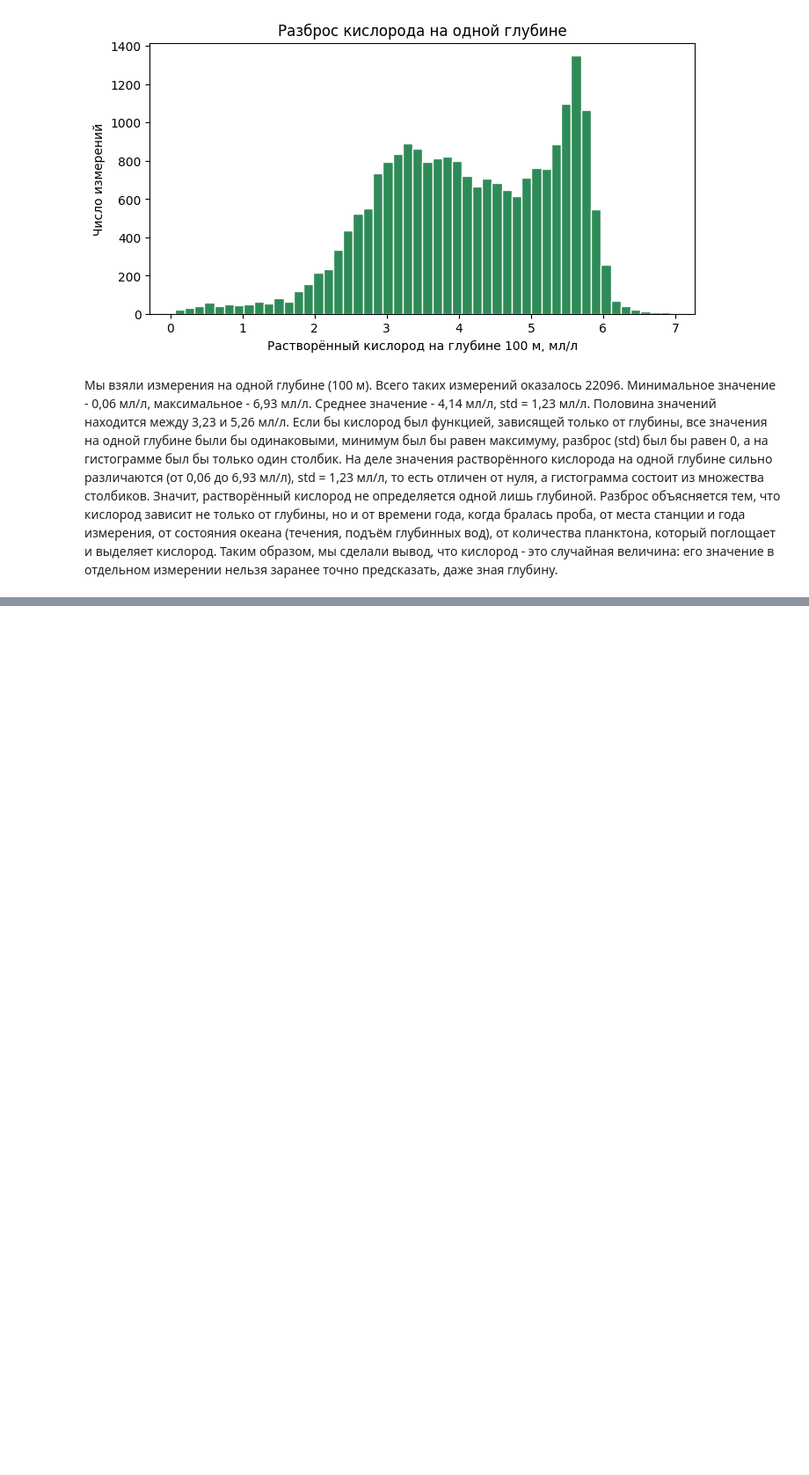
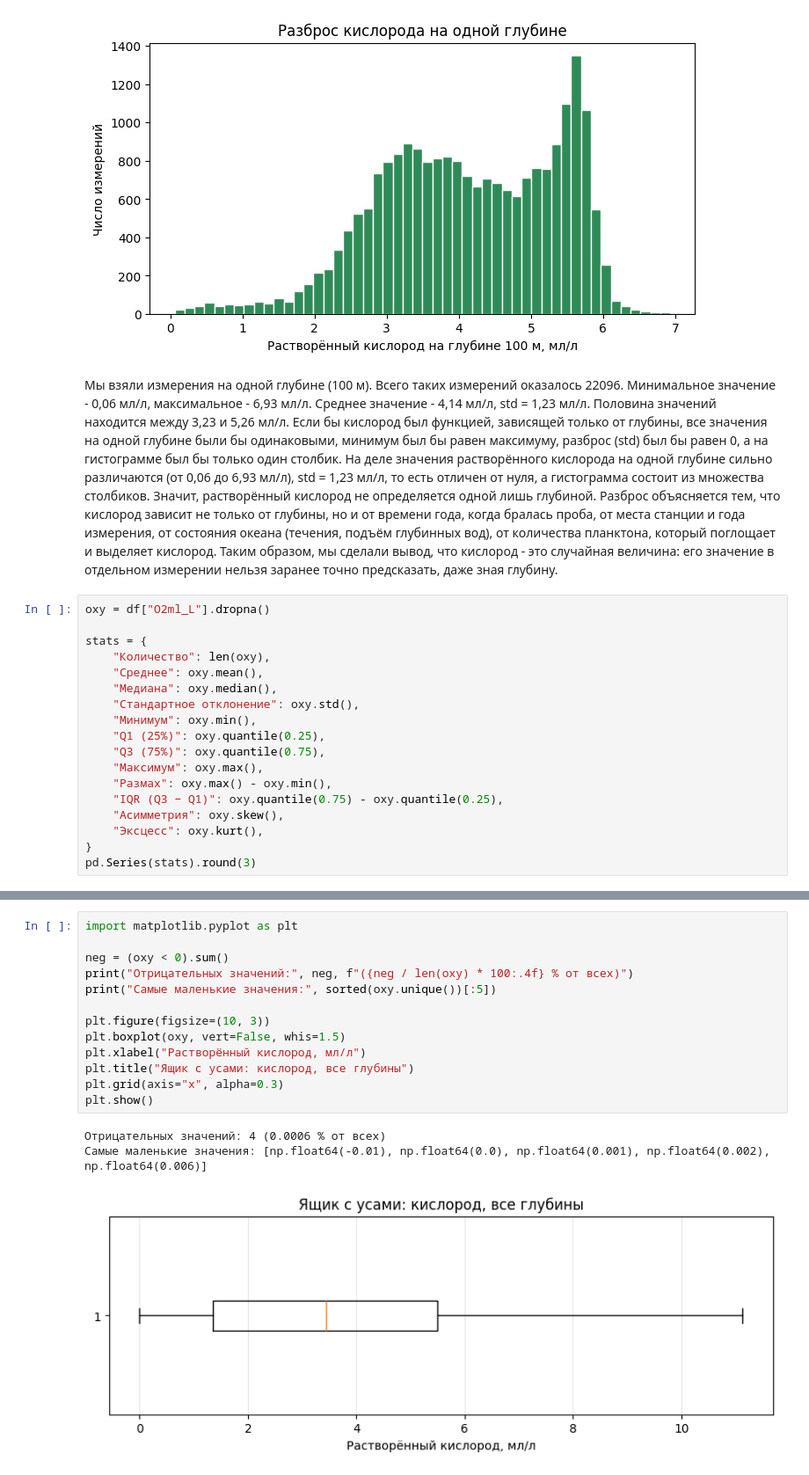
Before and after one commit to recxdivist/ocean_lab, a Jupyter notebook: Lab01_oxygen.ipynb, the cells around one changed output, grey strips where cells are left out. Shown at 88% size. Saved outputs shown, nothing was run; the diff lists cells and outputs as text; blank space fills up the shorter version.

Commit message:
EDA: границы выбросов по IQR, ящик с усами, отрицательные значения и выводы

```diff
--- a/Lab01_oxygen.ipynb
+++ b/Lab01_oxygen.ipynb
@@ -90,3 +90,21 @@ plt.show()
 Если бы кислород был функцией, зависящей только от глубины, все значения на одной глубине были бы одинаковыми, минимум был бы равен максимуму, разброс (std) был бы равен 0, а на гистограмме был бы только один столбик. На деле значения растворённого кислорода на одной глубине сильно различаются (от 0,06 до 6,93 мл/л), std = 1,23 мл/л, то есть отличен от нуля, а гистограмма состоит из множества столбиков. Значит, растворённый кислород не определяется одной лишь глубиной.
 Разброс объясняется тем, что кислород зависит не только от глубины, но и от времени года, когда бралась проба, от места станции и года измерения, от состояния океана (течения, подъём глубинных вод), от количества планктона, который поглощает и выделяет кислород.
 Таким образом, мы сделали вывод, что кислород - это случайная величина: его значение в отдельном измерении нельзя заранее точно предсказать, даже зная глубину.
+# %%
+oxy = df["O2ml_L"].dropna()
+
+stats = {
+    "Количество": len(oxy),
+    "Среднее": oxy.mean(),
+    "Медиана": oxy.median(),
+    "Стандартное отклонение": oxy.std(),
+    "Минимум": oxy.min(),
+    "Q1 (25%)": oxy.quantile(0.25),
+    "Q3 (75%)": oxy.quantile(0.75),
+    "Максимум": oxy.max(),
+    "Размах": oxy.max() - oxy.min(),
+    "IQR (Q3 − Q1)": oxy.quantile(0.75) - oxy.quantile(0.25),
+    "Асимметрия": oxy.skew(),
+    "Эксцесс": oxy.kurt(),
+}
+pd.Series(stats).round(3)
@@ -92,0 +126,17 @@ plt.show()
+# %%
+import matplotlib.pyplot as plt
+
+neg = (oxy < 0).sum()
+print("Отрицательных значений:", neg, f"({neg / len(oxy) * 100:.4f} % от всех)")
+print("Самые маленькие значения:", sorted(oxy.unique())[:5])
+
+plt.figure(figsize=(10, 3))
+plt.boxplot(oxy, vert=False, whis=1.5)
+plt.xlabel("Растворённый кислород, мл/л")
+plt.title("Ящик с усами: кислород, все глубины")
+plt.grid(axis="x", alpha=0.3)
+plt.show()
+# %% [output]
+Отрицательных значений: 4 (0.0006 % от всех)
+Самые маленькие значения: [np.float64(-0.01), np.float64(0.0), np.float64(0.001), np.float64(0.002), np.float64(0.006)]
+[figure, added]
```
Also changed, not shown: parts of 2 cells of this notebook.
